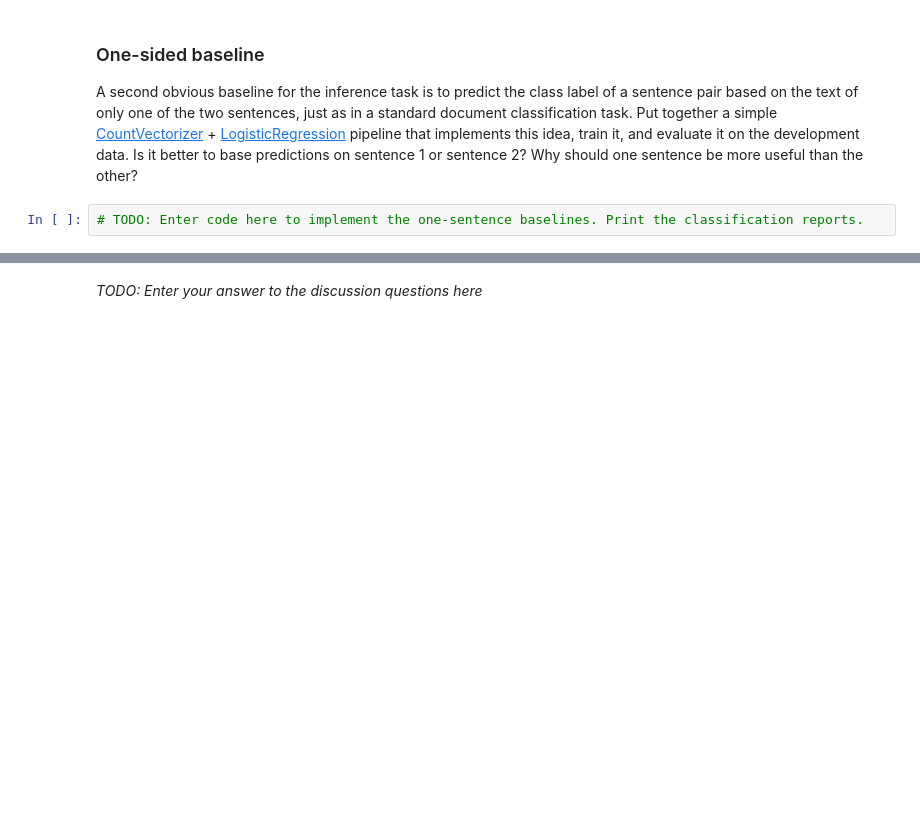
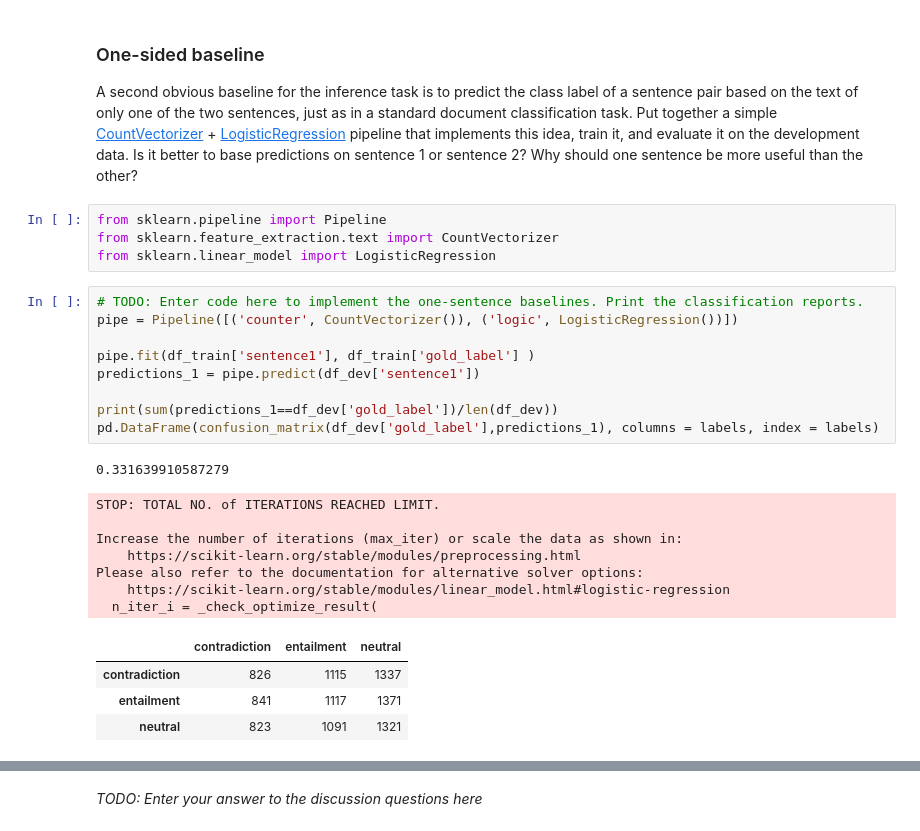
Before and after one commit to oskarhiden/TDDE16---Text-Mining, a Jupyter notebook: L4/TM-L4.ipynb, the cells around one changed output, grey strips where cells are left out. Saved outputs shown, nothing was run; the diff lists cells and outputs as text; blank space fills up the shorter version.

```diff
--- a/L4/TM-L4.ipynb
+++ b/L4/TM-L4.ipynb
@@ -254,5 +273,29 @@ Implement the standard random baseline that generates prediction by sampling fro
 ### One-sided baseline
 
 A second obvious baseline for the inference task is to predict the class label of a sentence pair based on the text of only one of the two sentences, just as in a standard document classification task. Put together a simple [CountVectorizer](https://scikit-learn.org/stable/modules/generated/sklearn.feature_extraction.text.CountVectorizer.html) + [LogisticRegression](https://scikit-learn.org/stable/modules/generated/sklearn.linear_model.LogisticRegression.html) pipeline that implements this idea, train it, and evaluate it on the development data. Is it better to base predictions on sentence&nbsp;1 or sentence&nbsp;2? Why should one sentence be more useful than the other?
+# %%
+from sklearn.pipeline import Pipeline
+from sklearn.feature_extraction.text import CountVectorizer
+from sklearn.linear_model import LogisticRegression
 # %%
 # TODO: Enter code here to implement the one-sentence baselines. Print the classification reports.
+pipe = Pipeline([('counter', CountVectorizer()), ('logic', LogisticRegression())])
+
+pipe.fit(df_train['sentence1'], df_train['gold_label'] )
+predictions_1 = pipe.predict(df_dev['sentence1'])
+
+print(sum(predictions_1==df_dev['gold_label'])/len(df_dev))
+pd.DataFrame(confusion_matrix(df_dev['gold_label'],predictions_1), columns = labels, index = labels)
+# %% [output]
+0.331639910587279
+STOP: TOTAL NO. of ITERATIONS REACHED LIMIT.
+
+Increase the number of iterations (max_iter) or scale the data as shown in:
+    https://scikit-learn.org/stable/modules/preprocessing.html
+Please also refer to the documentation for alternative solver options:
+    https://scikit-learn.org/stable/modules/linear_model.html#logistic-regression
+  n_iter_i = _check_optimize_result(
+|  | contradiction | entailment | neutral |
+| contradiction | 826 | 1115 | 1337 |
+| entailment | 841 | 1117 | 1371 |
+| neutral | 823 | 1091 | 1321 |
```
Also changed, not shown: parts of 7 cells of this notebook.
